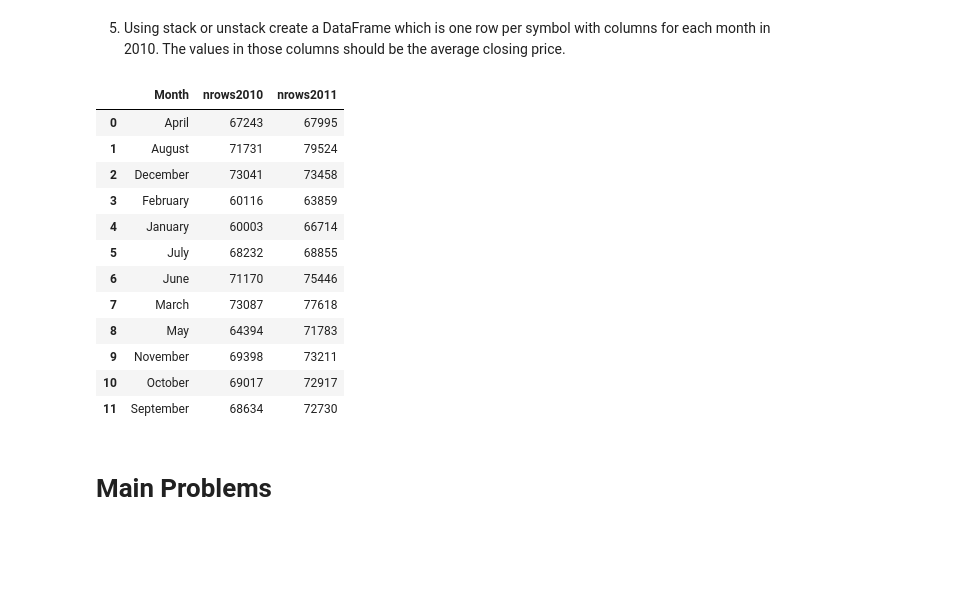
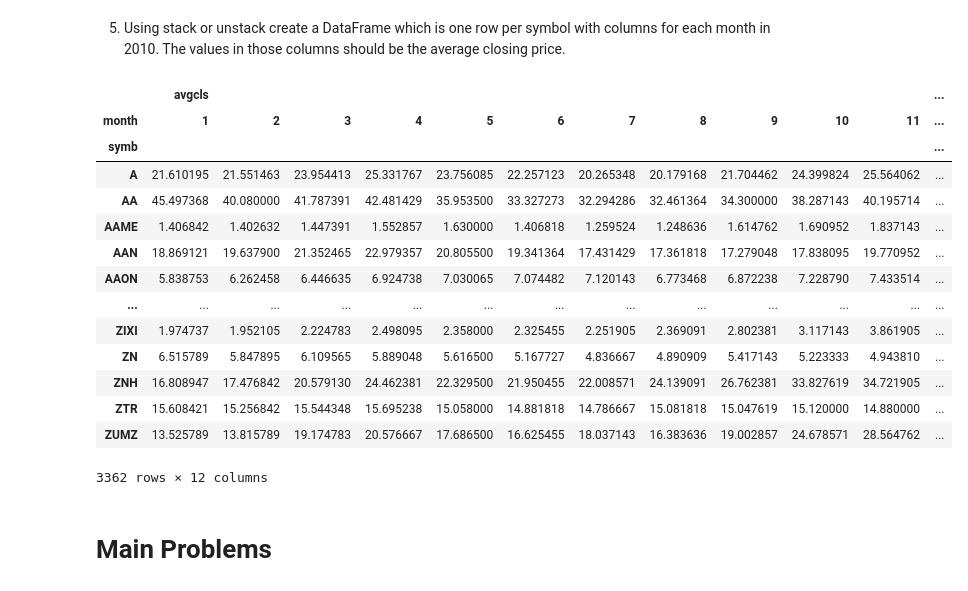
Before and after one commit to anitarestrepo16/databases_class_pandas, a Jupyter notebook: HW8/HW8.ipynb, the cells around one changed output. Saved outputs shown, nothing was run; the diff lists cells and outputs as text; code cells hidden in the pictures; blank space fills up the shorter version.

```diff
--- a/HW8/HW8.ipynb
+++ b/HW8/HW8.ipynb
@@ -114,25 +100,27 @@ df2010.shape[0]
 # %% [markdown]
 5. Using stack or unstack create a DataFrame which is one row per symbol with columns for each month in 2010. The values in those columns should be the average closing price.
-# %%
-left = df2010.groupby(df2010.loc[:, 'retdate'].dt.strftime('%B')).agg({'retdate': ['count']}).reset_index()
-left.columns = ['Month', 'nrows2010']
-right = df2011.groupby(df2011.loc[:, 'retdate'].dt.strftime('%B')).agg({'retdate': ['count']}).reset_index()
-right.columns = ['Month', 'nrows2011']
-pd.merge(left, right, on = ['Month'], how = 'inner')
-# %% [output]
-|  | Month | nrows2010 | nrows2011 |
-| 0 | April | 67243 | 67995 |
-| 1 | August | 71731 | 79524 |
-| 2 | December | 73041 | 73458 |
-| 3 | February | 60116 | 63859 |
-| 4 | January | 60003 | 66714 |
-| 5 | July | 68232 | 68855 |
-| 6 | June | 71170 | 75446 |
-| 7 | March | 73087 | 77618 |
-| 8 | May | 64394 | 71783 |
-| 9 | November | 69398 | 73211 |
-| 10 | October | 69017 | 72917 |
-| 11 | September | 68634 | 72730 |
+# %%
+temp = df2010.copy()
+temp.loc[:, 'month'] = df2010.loc[:, 'retdate'].dt.month
+out = temp.groupby(['symb', 'month']).agg({'cls': 'mean'})
+out.columns = ['avgcls']
+out.unstack('month')
+# %% [output]
+|  | avgcls |  |  |  |  |  |  |  |  |  |  | ... |
+| month | 1 | 2 | 3 | 4 | 5 | 6 | 7 | 8 | 9 | 10 | 11 | ... |
+| symb |  |  |  |  |  |  |  |  |  |  |  | ... |
+| A | 21.610195 | 21.551463 | 23.954413 | 25.331767 | 23.756085 | 22.257123 | 20.265348 | 20.179168 | 21.704462 | 24.399824 | 25.564062 | ... |
+| AA | 45.497368 | 40.080000 | 41.787391 | 42.481429 | 35.953500 | 33.327273 | 32.294286 | 32.461364 | 34.300000 | 38.287143 | 40.195714 | ... |
+| AAME | 1.406842 | 1.402632 | 1.447391 | 1.552857 | 1.630000 | 1.406818 | 1.259524 | 1.248636 | 1.614762 | 1.690952 | 1.837143 | ... |
+| AAN | 18.869121 | 19.637900 | 21.352465 | 22.979357 | 20.805500 | 19.341364 | 17.431429 | 17.361818 | 17.279048 | 17.838095 | 19.770952 | ... |
+| AAON | 5.838753 | 6.262458 | 6.446635 | 6.924738 | 7.030065 | 7.074482 | 7.120143 | 6.773468 | 6.872238 | 7.228790 | 7.433514 | ... |
+| ... | ... | ... | ... | ... | ... | ... | ... | ... | ... | ... | ... | ... |
+| ZIXI | 1.974737 | 1.952105 | 2.224783 | 2.498095 | 2.358000 | 2.325455 | 2.251905 | 2.369091 | 2.802381 | 3.117143 | 3.861905 | ... |
+| ZN | 6.515789 | 5.847895 | 6.109565 | 5.889048 | 5.616500 | 5.167727 | 4.836667 | 4.890909 | 5.417143 | 5.223333 | 4.943810 | ... |
+| ZNH | 16.808947 | 17.476842 | 20.579130 | 24.462381 | 22.329500 | 21.950455 | 22.008571 | 24.139091 | 26.762381 | 33.827619 | 34.721905 | ... |
+| ZTR | 15.608421 | 15.256842 | 15.544348 | 15.695238 | 15.058000 | 14.881818 | 14.786667 | 15.081818 | 15.047619 | 15.120000 | 14.880000 | ... |
+| ZUMZ | 13.525789 | 13.815789 | 19.174783 | 20.576667 | 17.686500 | 16.625455 | 18.037143 | 16.383636 | 19.002857 | 24.678571 | 28.564762 | ... |
+3362 rows × 12 columns
 # %% [markdown]
 # Main Problems
 # %% [markdown]
```
Also changed, not shown: parts of 18 cells of this notebook.
